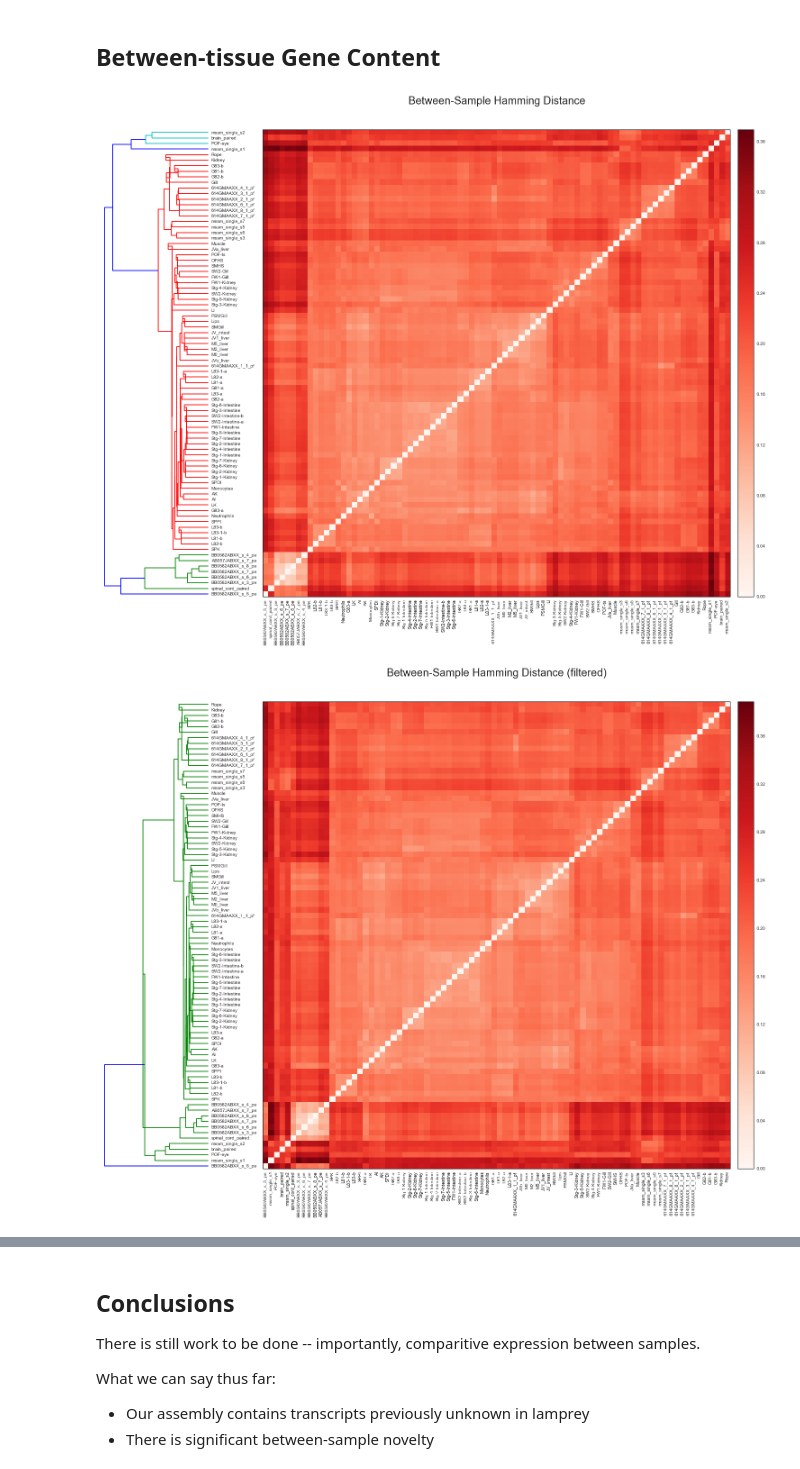
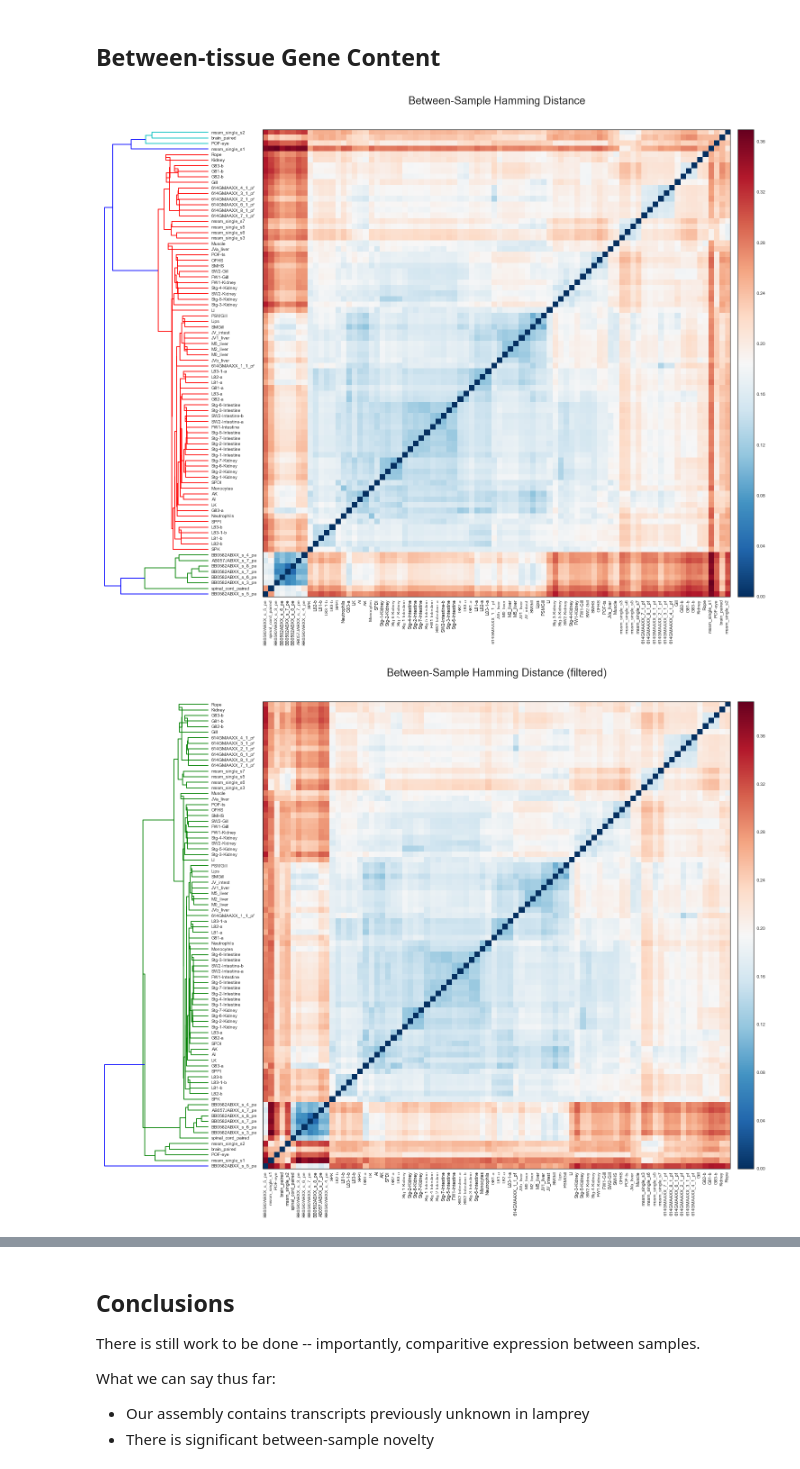
Before and after one commit to dib-lab/2013-lamprey, a Jupyter notebook: pub/tale_of_two_transcriptomes.ipynb, the cells around one changed output, grey strips where cells are left out. Drawn from its saved outputs; the diff is of its cells as text; code cells hidden in the pictures.

Commit message:
Cleanup, polishing of dendrograms

```diff
--- a/pub/tale_of_two_transcriptomes.ipynb
+++ b/pub/tale_of_two_transcriptomes.ipynb
@@ -709,12 +714,17 @@ def plot_dendro(df, distance='hamming', title_text='dendrogram', cmap=plt.cm.Red
     colorbar(im, cax=axcolor)
     savefig(fn)
 # %%
-plot_dendro(iso_support_df, title_text='Between-Sample Hamming Distance', fn='sample_dendro_hamming.png')
+plot_dendro(iso_support_df,
+            title_text='Between-Sample Hamming Distance',
+            cmap=plt.cm.RdBu_r,
+            fn='sample_dendro_hamming.png')
 # %% [output]
-[figure, old version]
+[figure, new version]
 # %%
-plot_dendro(iso_support_df[contaminants_ix==False], title_text='Between-Sample Hamming Distance (filtered)',
+plot_dendro(iso_support_df[blast_df.contaminants==False],
+            title_text='Between-Sample Hamming Distance (filtered)',
+            cmap=plt.cm.RdBu_r,
             fn='sample_dendro_hamming_filtered.png')
 # %% [output]
-[figure, old version]
+[figure, new version]
 # %%
```
Also changed, not shown: parts of 7 cells of this notebook.
